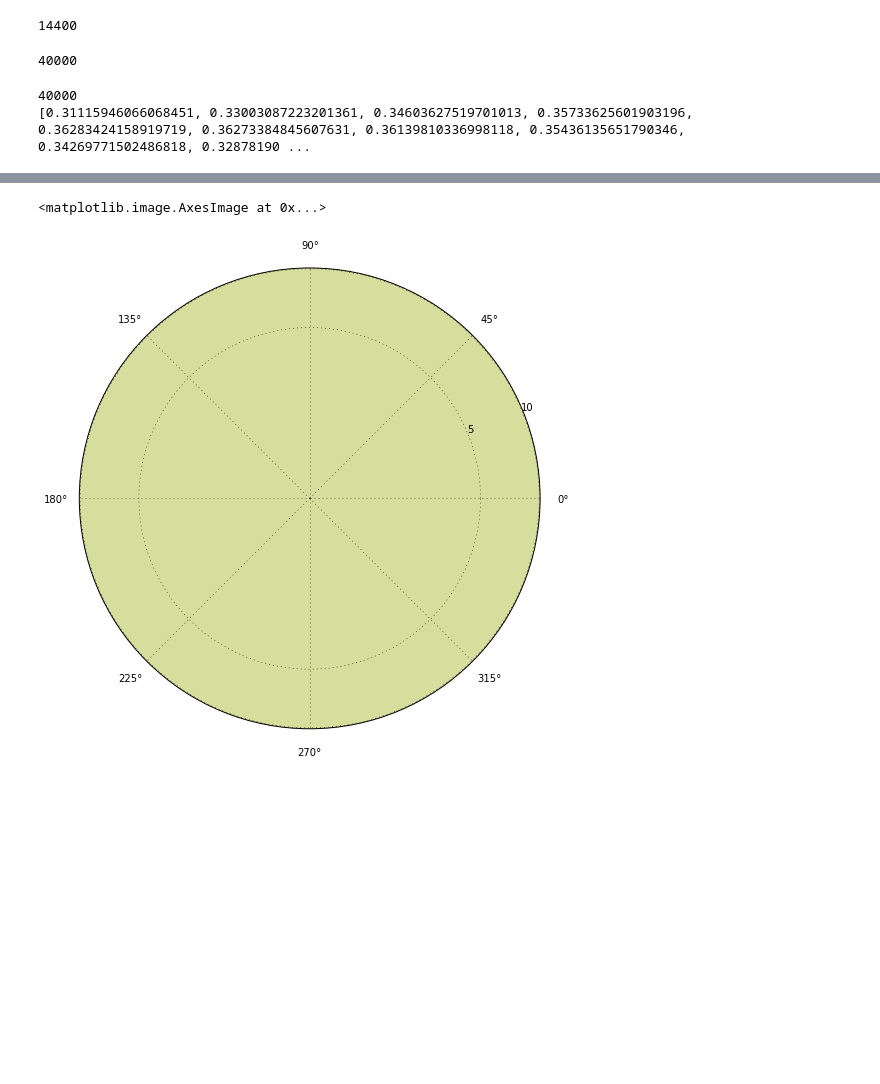
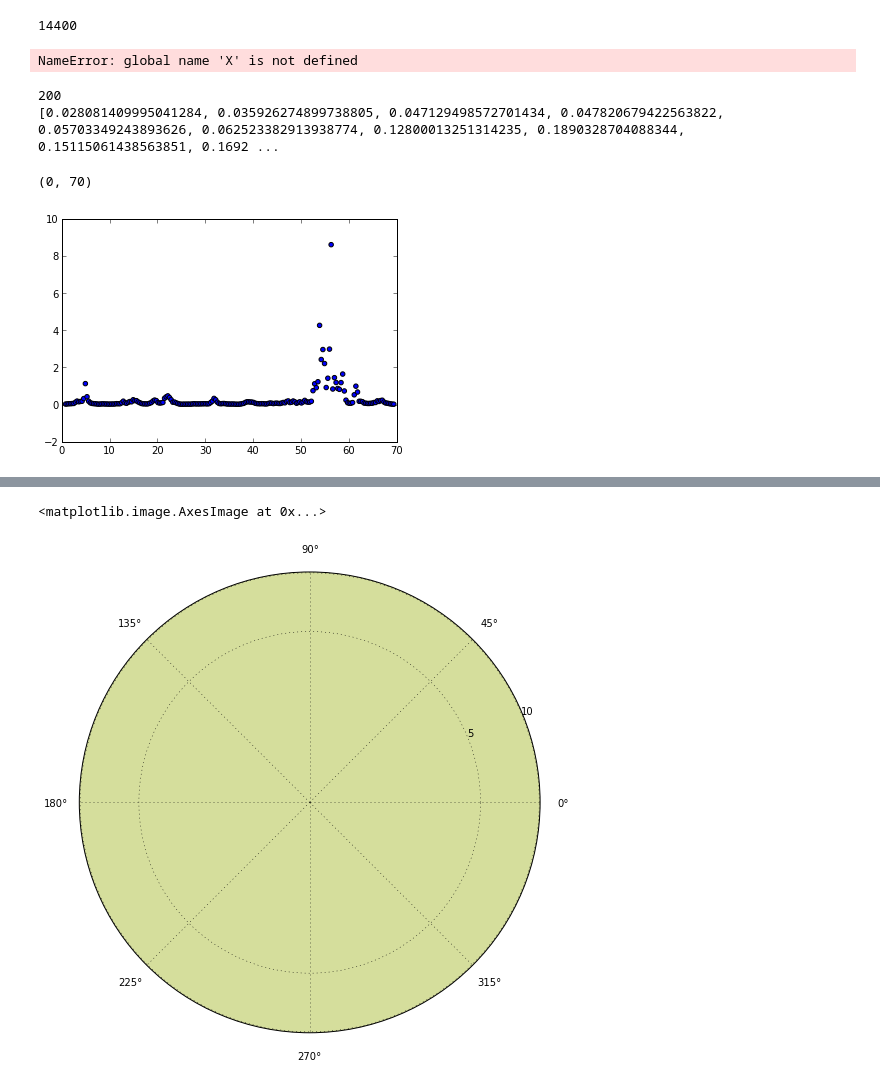
Before and after one commit to jngaravitoc/Bayesian_Homeworks, a Jupyter notebook: Bayesian_Code_2Analytic_Solution.ipynb, the cells around one changed output, grey strips where cells are left out. Saved outputs shown, nothing was run; the diff lists cells and outputs as text; code cells hidden in the pictures; blank space fills up the shorter version.

```diff
--- a/Bayesian_Code_2Analytic_Solution.ipynb
+++ b/Bayesian_Code_2Analytic_Solution.ipynb
@@ -122,24 +158,19 @@ print len(d4)
 def Neighbors_Cartesian(k, Res):
     global d4
     d4 = []
-    #global F
-    Fx = linspace(amin(X2), amax(X2), Res)
-    Fy = linspace(amin(Y2), amax(Y2), Res)
-    #ax = int(-len(F)/2.0)
-    #bx = int(len(F)/2.0)
-    #print a
-    #print len(F)
+    Fx = linspace(amin(X), amax(X), Res)
+    Fy = linspace(amin(Y), amax(Y), Res)
     for i in Fx:
         for j in Fy:
-            d = sqrt((X2-i)**2 + (Y2-j)**2)
+            d = sqrt((X-i)**2 + (Y-j)**2)
             d2 = sorted(d)
             d3 = d2[0:k]
             d4.append(d3)
-    print len(d4)
+    #print len(d4)
     #print d4[0:10]
 
 Neighbors_Cartesian(12, 200)
 
 #d4 imprime así: [ [k vecinos]i j , [k vecinos]i, j + 1 .....]
 # %% [output]
-40000
+NameError: global name 'X' is not defined
@@ -146,28 +194,31 @@ Neighbors_Cartesian(12, 200)
 # %%
-#Solution
-def solution(K, Res):
+ # #Solution
+def solution(K):
     k = range(1, 100)
     global d_0
     d_0 = []
-    #NDots = linspace(0, D, Res)
-    #ndots = len(NDots)*len(NDots)
-    for i in range(len(d4)): #escala los puntos del espacio
+    for i in range(len(Fz)): #escala los puntos del espacio
         T = []
         for j in range (K):# j escala los vecinos
-            teo = d4[i][j]**2 / k[j]
+            teo = d4[i][j] / k[j]
             T.append(teo)
-        T2 = (sqrt(sum(T)))
+        T2 = (sum(T))
         d_0.append(1.0/(T2*T2*pi)) #This is divided in order to get n_0
     #print T3
-solution(12, 200)
+solution(12)
 
-print len(d_0)
+#print len(d_0), amin(d_0), amax(d_0)
+print len(Fz)
 print d_0[0:10]
 #print amax(T2)
 #print sum(T)
+scatter(Fz, d_0)
+xlim([0, 70])
 # %% [output]
-40000
-[0.31115946066068451, 0.33003087223201361, 0.34603627519701013, 0.35733625601903196, 0.36283424158919719, 0.36273384845607631, 0.36139810336998118, 0.35436135651790346, 0.34269771502486818, 0.32878190 ...
+200
+[0.028081409995041284, 0.035926274899738805, 0.047129498572701434, 0.047820679422563822, 0.05703349243893626, 0.062523382913938774, 0.12800013251314235, 0.1890328704088344, 0.15115061438563851, 0.1692 ...
+(0, 70)
+[figure, added]
 # %%
 #Sigma Estimator
 def sigma_estimator(K, Res):
```
Also changed, not shown: parts of 13 cells of this notebook.
